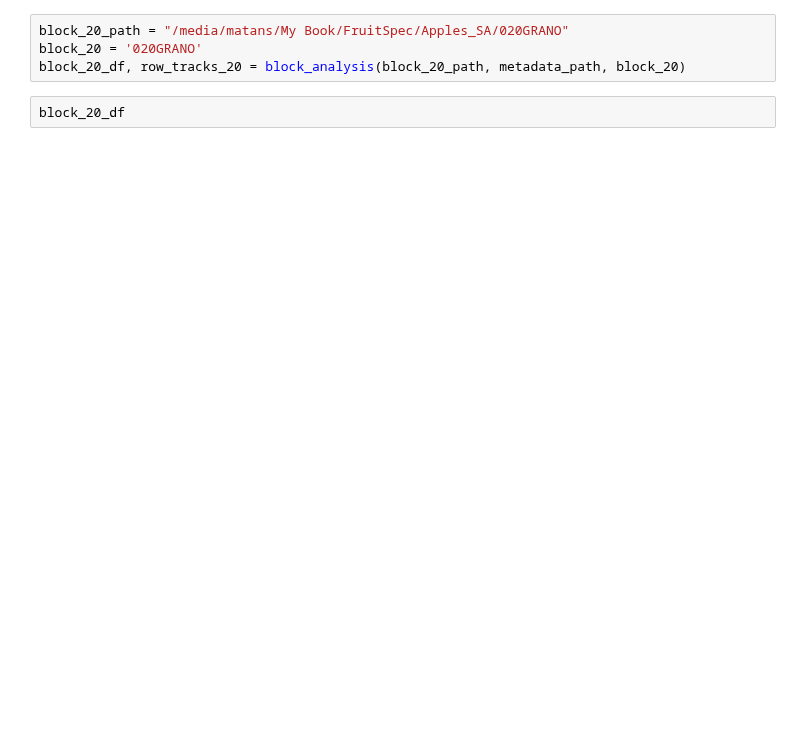
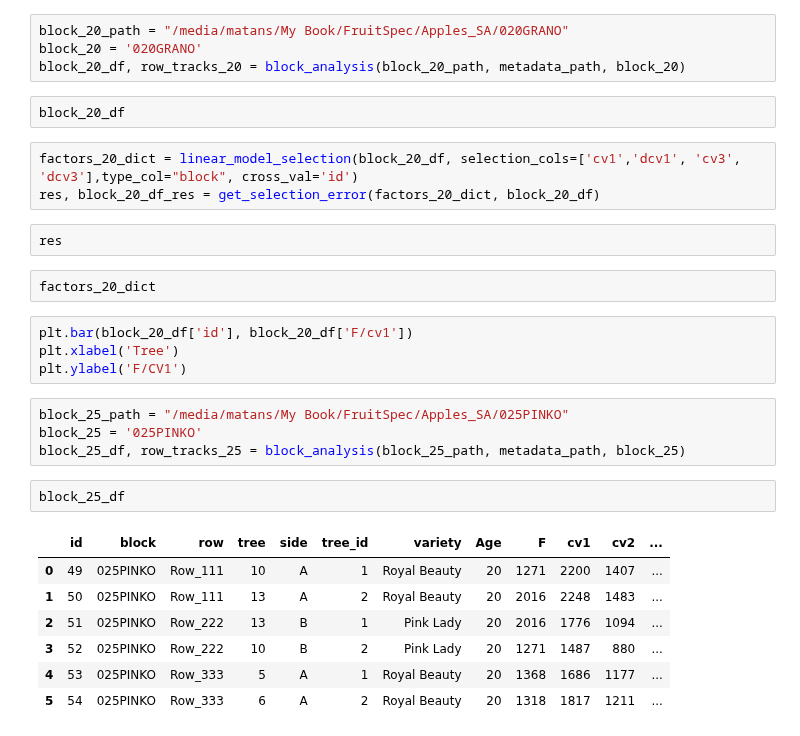
Before and after one commit to FruitSpec/fsCounter, a Jupyter notebook: vision/tools/jupyter_notebooks/Factor_analysis.ipynb, the cells around one changed output. Cells and saved outputs as stored; diff of their text form; blank space fills up the shorter version.

```diff
--- a/vision/tools/jupyter_notebooks/Factor_analysis.ipynb
+++ b/vision/tools/jupyter_notebooks/Factor_analysis.ipynb
@@ -303,3 +223,28 @@ block_20 = '020GRANO'
 block_20_df, row_tracks_20 = block_analysis(block_20_path, metadata_path, block_20)
 # %%
 block_20_df
+# %%
+factors_20_dict = linear_model_selection(block_20_df, selection_cols=['cv1','dcv1', 'cv3', 'dcv3'],type_col="block", cross_val='id')
+res, block_20_df_res = get_selection_error(factors_20_dict, block_20_df)
+# %%
+res
+# %%
+factors_20_dict
+# %%
+plt.bar(block_20_df['id'], block_20_df['F/cv1'])
+plt.xlabel('Tree')
+plt.ylabel('F/CV1')
+# %%
+block_25_path = "/media/matans/My Book/FruitSpec/Apples_SA/025PINKO"
+block_25 = '025PINKO'
+block_25_df, row_tracks_25 = block_analysis(block_25_path, metadata_path, block_25)
+# %%
+block_25_df
+# %% [output]
+|  | id | block | row | tree | side | tree_id | variety | Age | F | cv1 | cv2 | ... |
+| 0 | 49 | 025PINKO | Row_111 | 10 | A | 1 | Royal Beauty | 20 | 1271 | 2200 | 1407 | ... |
+| 1 | 50 | 025PINKO | Row_111 | 13 | A | 2 | Royal Beauty | 20 | 2016 | 2248 | 1483 | ... |
+| 2 | 51 | 025PINKO | Row_222 | 13 | B | 1 | Pink Lady | 20 | 2016 | 1776 | 1094 | ... |
+| 3 | 52 | 025PINKO | Row_222 | 10 | B | 2 | Pink Lady | 20 | 1271 | 1487 | 880 | ... |
+| 4 | 53 | 025PINKO | Row_333 | 5 | A | 1 | Royal Beauty | 20 | 1368 | 1686 | 1177 | ... |
+| 5 | 54 | 025PINKO | Row_333 | 6 | A | 2 | Royal Beauty | 20 | 1318 | 1817 | 1211 | ... |
```
Also changed, not shown: parts of 24 cells of this notebook, 4 other files.
